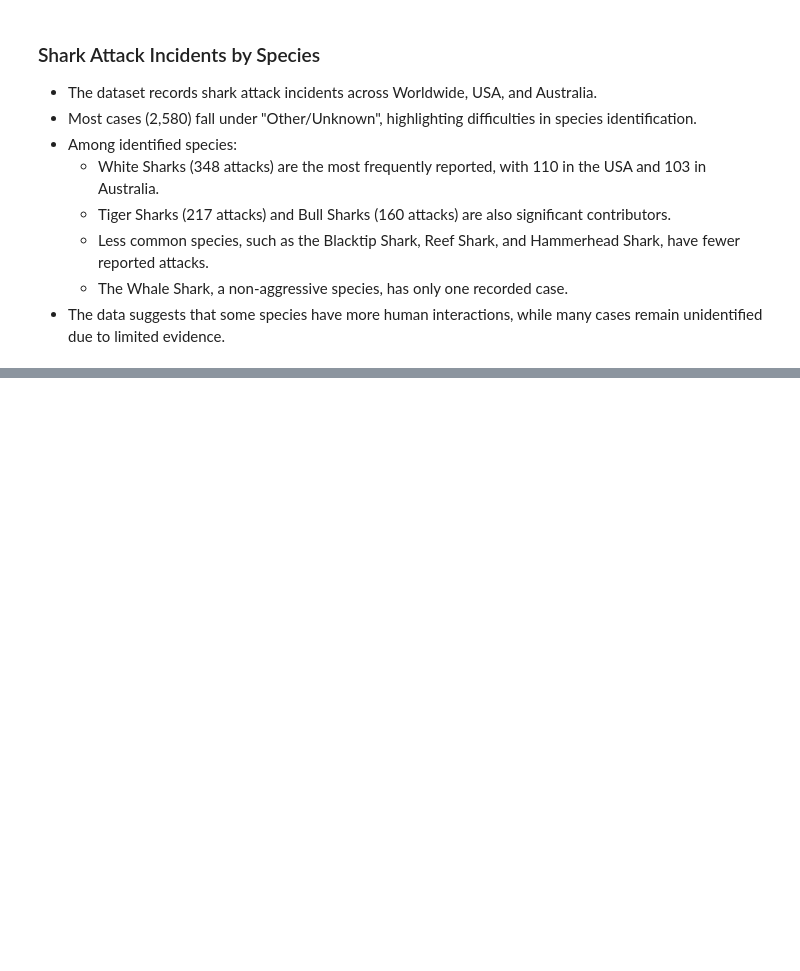
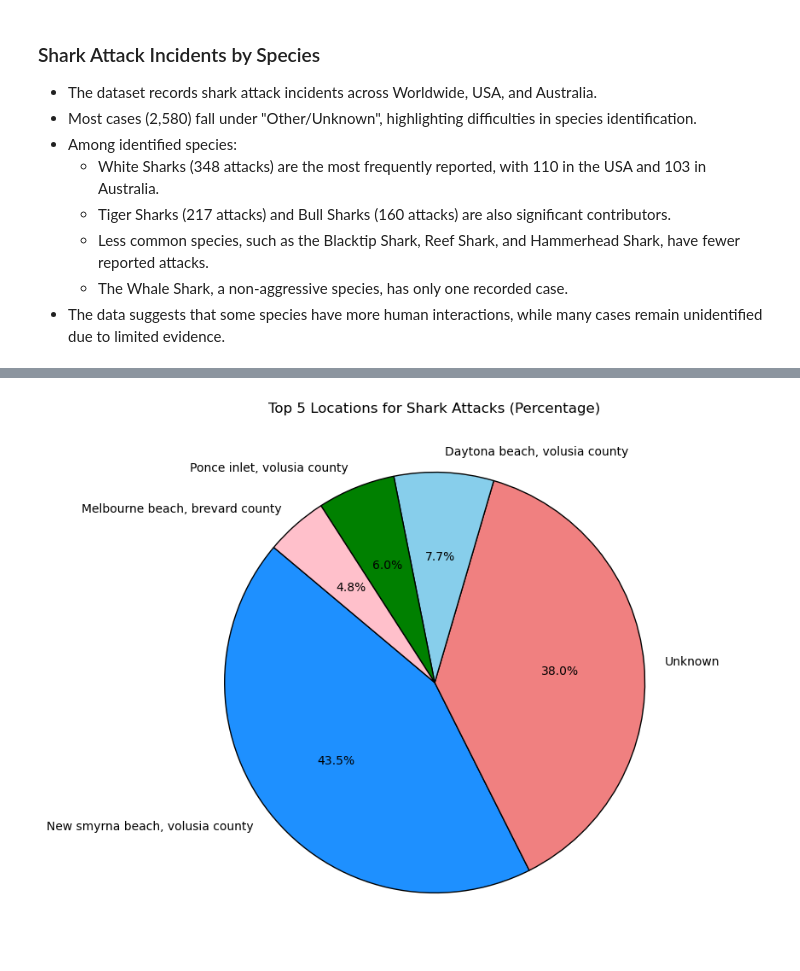
Before and after one commit to SheryllD/shark_attacks_project, a Jupyter notebook: shark_data_wrangling.ipynb, the cells around one changed output, grey strips where cells are left out. Cells and saved outputs as stored; diff of their text form; code cells hidden in the pictures; blank space fills up the shorter version.

```diff
--- a/shark_data_wrangling.ipynb
+++ b/shark_data_wrangling.ipynb
@@ -102,0 +142,6 @@ Australia counts: [413, 103, 26, 34, 3, 7, 14, 2, 2, 0, 0, 1, 2, 2, 1]
+# %%
+image_path = "images/Top5LocationsSharks.png"
+image = Image.open(image_path)
+display(image)
+# %% [output]
+[figure, added]
```
Also changed, not shown: parts of 9 cells of this notebook, 2 other files.
